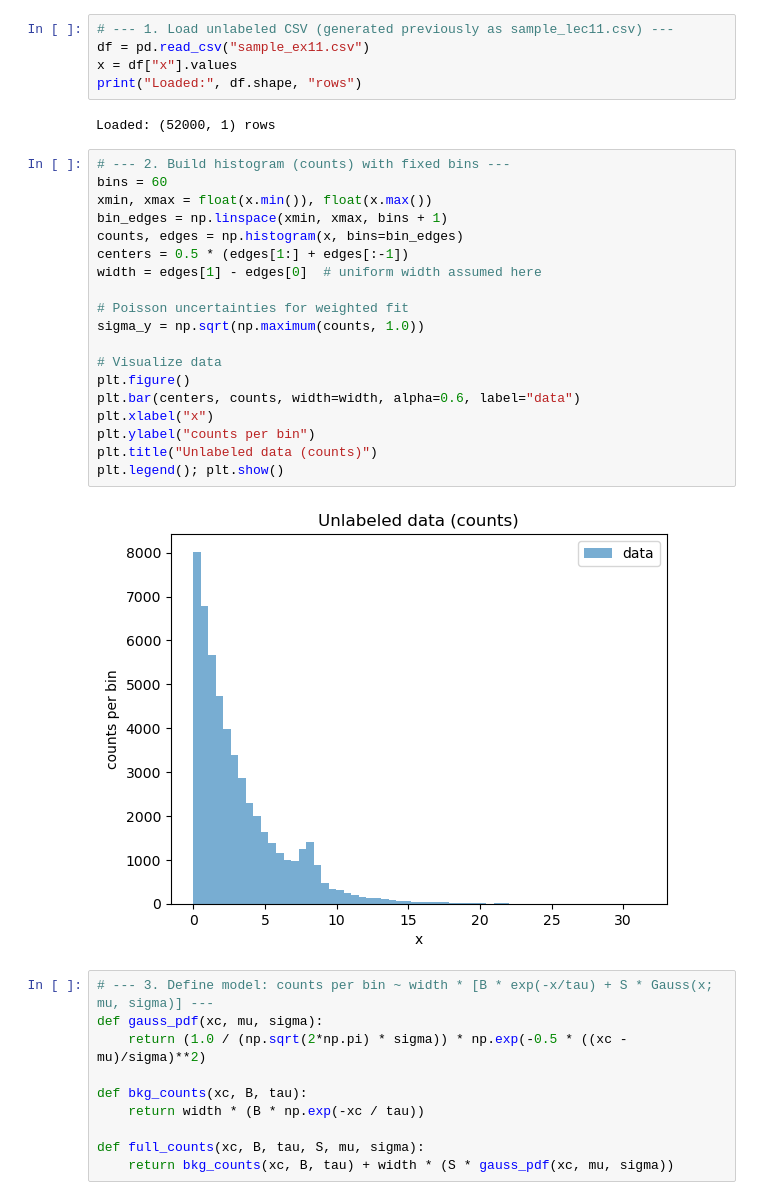
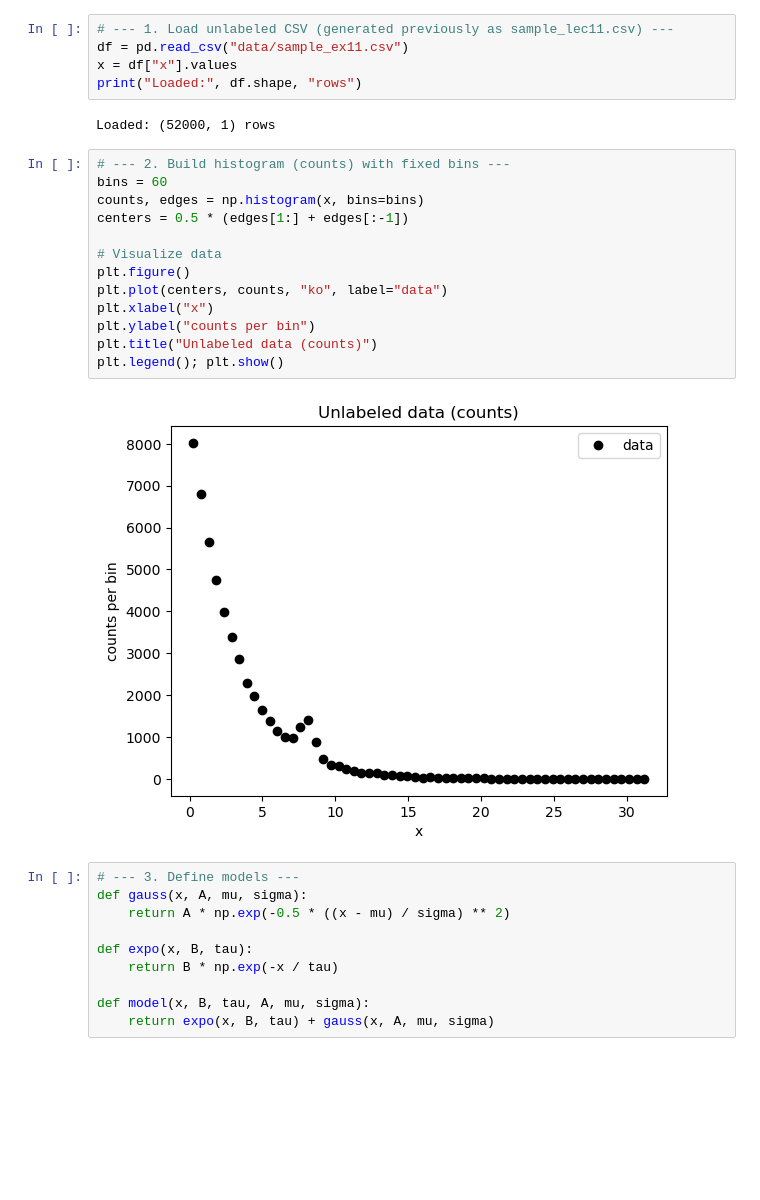
Before and after one commit to sykeisuke/phys399, a Jupyter notebook: Ex11_Fit.ipynb, the cells around one changed output. Saved outputs shown, nothing was run; the diff lists cells and outputs as text; blank space fills up the shorter version.

```diff
--- a/Ex11_Fit.ipynb
+++ b/Ex11_Fit.ipynb
@@ -7,7 +21,7 @@ import matplotlib.pyplot as plt
 from scipy.optimize import curve_fit
 # %%
 # --- 1. Load unlabeled CSV (generated previously as sample_lec11.csv) ---
-df = pd.read_csv("sample_ex11.csv")
+df = pd.read_csv("data/sample_ex11.csv")
 x = df["x"].values
 print("Loaded:", df.shape, "rows")
 # %% [output]
@@ -15,32 +29,26 @@ Loaded: (52000, 1) rows
 # %%
 # --- 2. Build histogram (counts) with fixed bins ---
 bins = 60
-xmin, xmax = float(x.min()), float(x.max())
-bin_edges = np.linspace(xmin, xmax, bins + 1)
-counts, edges = np.histogram(x, bins=bin_edges)
+counts, edges = np.histogram(x, bins=bins)
 centers = 0.5 * (edges[1:] + edges[:-1])
-width = edges[1] - edges[0]  # uniform width assumed here
-
-# Poisson uncertainties for weighted fit
-sigma_y = np.sqrt(np.maximum(counts, 1.0))
 
 # Visualize data
 plt.figure()
-plt.bar(centers, counts, width=width, alpha=0.6, label="data")
+plt.plot(centers, counts, "ko", label="data")
 plt.xlabel("x")
 plt.ylabel("counts per bin")
 plt.title("Unlabeled data (counts)")
 plt.legend(); plt.show()
 # %% [output]
-[figure, old version]
+[figure, new version]
 # %%
-# --- 3. Define model: counts per bin ~ width * [B * exp(-x/tau) + S * Gauss(x; mu, sigma)] ---
-def gauss_pdf(xc, mu, sigma):
-    return (1.0 / (np.sqrt(2*np.pi) * sigma)) * np.exp(-0.5 * ((xc - mu)/sigma)**2)
+# --- 3. Define models ---
+def gauss(x, A, mu, sigma):
+    return A * np.exp(-0.5 * ((x - mu) / sigma) ** 2)
 
-def bkg_counts(xc, B, tau):
-    return width * (B * np.exp(-xc / tau))
+def expo(x, B, tau):
+    return B * np.exp(-x / tau)
 
-def full_counts(xc, B, tau, S, mu, sigma):
-    return bkg_counts(xc, B, tau) + width * (S * gauss_pdf(xc, mu, sigma))
+def model(x, B, tau, A, mu, sigma):
+    return expo(x, B, tau) + gauss(x, A, mu, sigma)
 # %%
```
Also changed, not shown: parts of 5 cells of this notebook, 1 other file.
